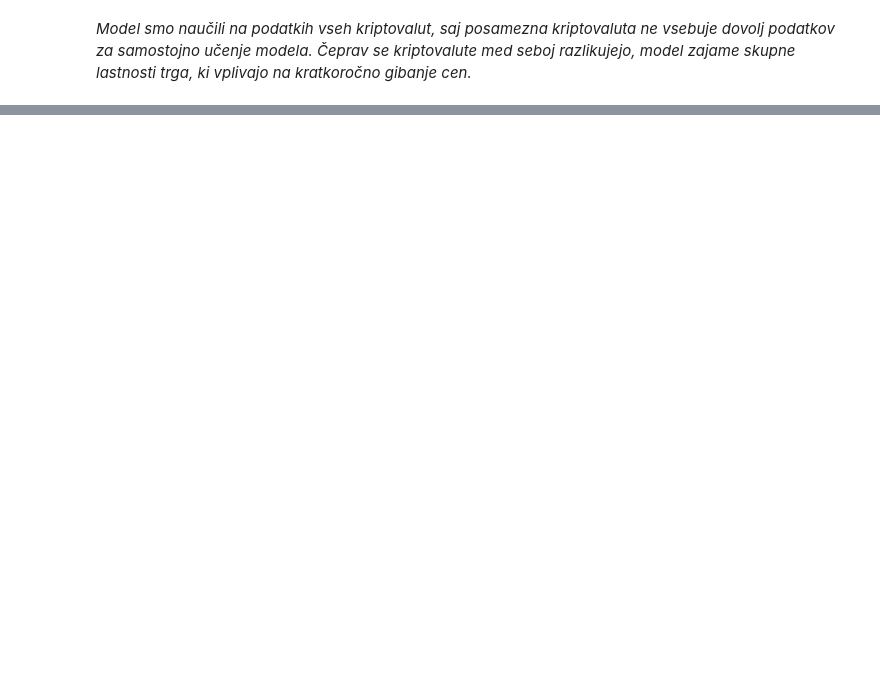
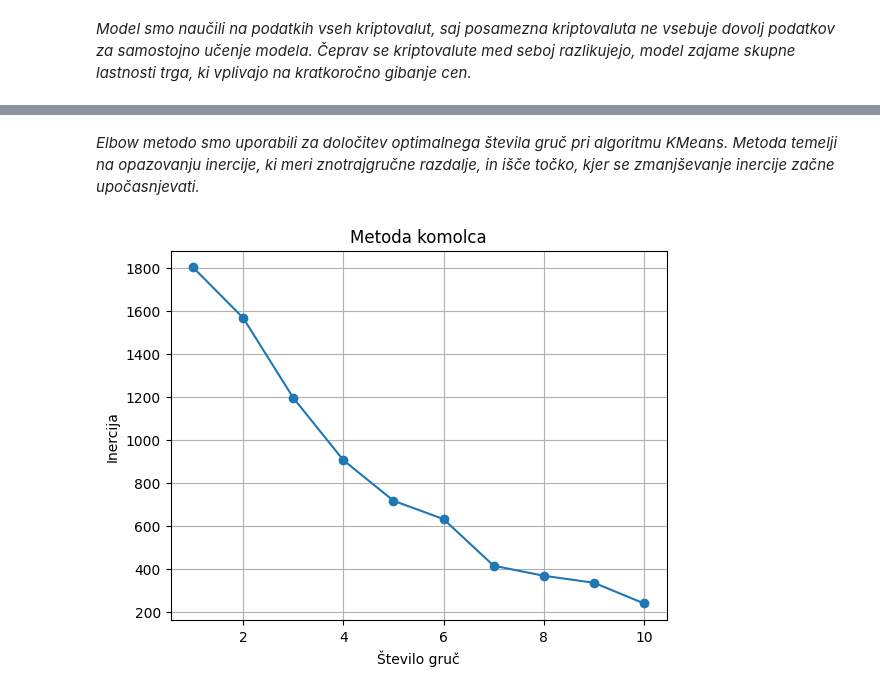
Before and after one commit to AnejVollmeier/Analiza-trga-kriptovalut-in-napoved-gibanja-cen, a Jupyter notebook: Kriptovalute_Anej_Vollmeier.ipynb, the cells around one changed output, grey strips where cells are left out. Saved outputs shown, nothing was run; the diff lists cells and outputs as text; code cells hidden in the pictures; blank space fills up the shorter version.

```diff
--- a/Kriptovalute_Anej_Vollmeier.ipynb
+++ b/Kriptovalute_Anej_Vollmeier.ipynb
@@ -560,0 +565,15 @@ Verjetnost RASTI v 7 dneh: 0.28
+# %%
+
+dfG = df[
+    [
+        "market_cap",
+        "total_volume",
+        "current_price",
+        "range_24h_rel",
+        "price_change_percentage_1h_in_currency",
+        "price_change_percentage_24h_in_currency",
+        "price_change_percentage_7d_in_currency",
+    ]
+]
+
+dfG.head()
@@ -560,0 +588,21 @@ Verjetnost RASTI v 7 dneh: 0.28
+# %% [markdown]
+*Elbow metodo smo uporabili za določitev optimalnega števila gruč pri algoritmu KMeans. Metoda temelji na opazovanju inercije, ki meri znotrajgručne razdalje, in išče točko, kjer se zmanjševanje inercije začne upočasnjevati.*
+# %%
+from sklearn.cluster import KMeans
+import matplotlib.pyplot as plt
+
+inercije = []
+k_vrednosti = range(1, 11)
+
+for k in k_vrednosti:
+    kmeans = KMeans(n_clusters=k, random_state=42).fit(dfG)
+    inercije.append(kmeans.inertia_)
+# %%
+plt.plot(k_vrednosti, inercije, marker='o')
+plt.xlabel('Število gruč')
+plt.ylabel('Inercija')
+plt.title('Metoda komolca')
+plt.grid(True)
+plt.show()
+# %% [output]
+[figure, added]
```
Also changed, not shown: parts of 38 cells of this notebook.
